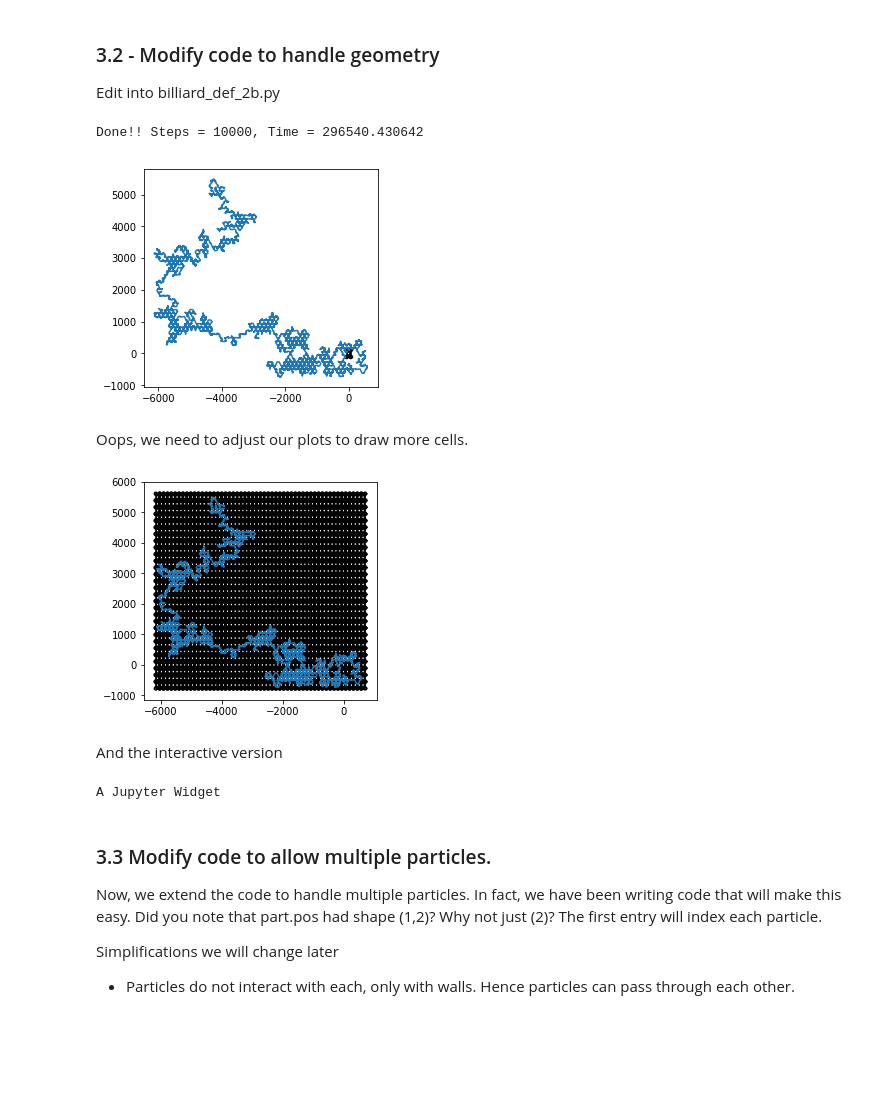
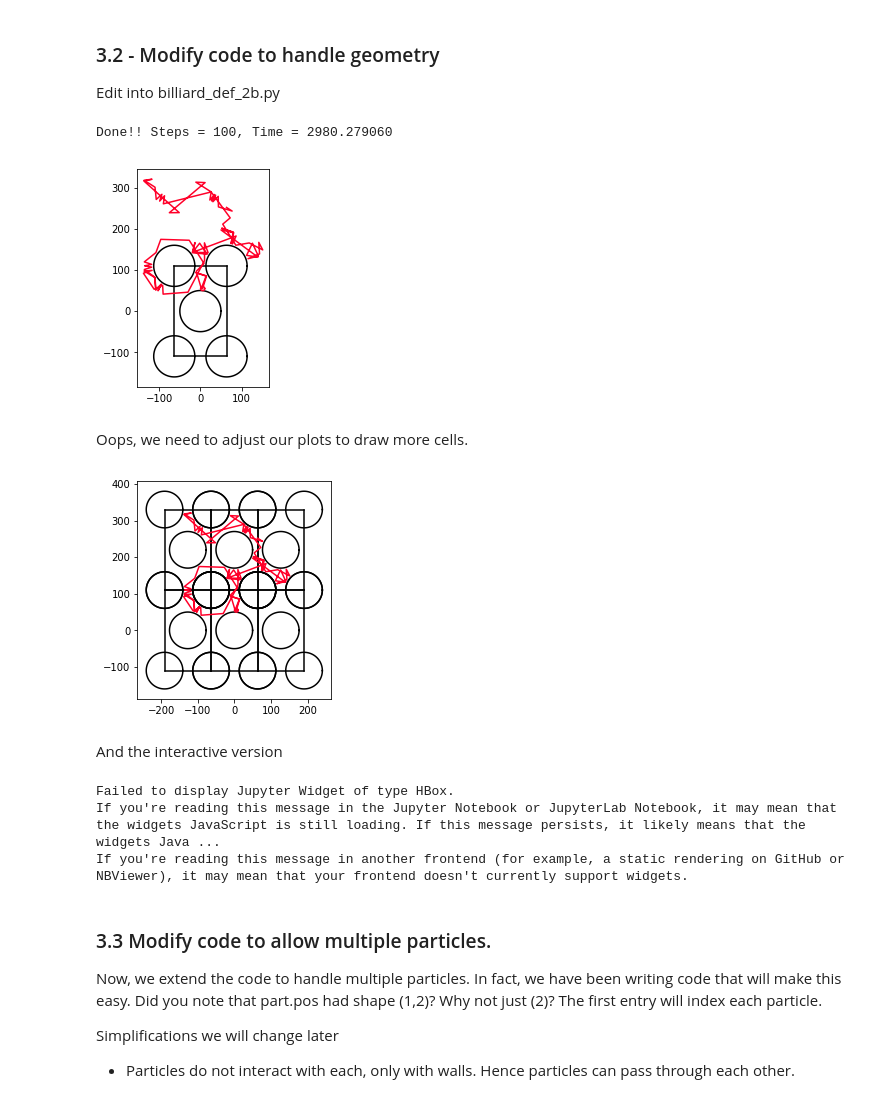
Before and after one commit to drscook/unb_billiards, a Jupyter notebook: code/session2/session2.ipynb, the cells around one changed output. Cells and saved outputs as stored; diff of their text form; code cells hidden in the pictures; blank space fills up the shorter version.

```diff
--- a/code/session2/session2.ipynb
+++ b/code/session2/session2.ipynb
@@ -73,6 +108,12 @@ wall = [FlatWall(dim=dim, base_point=[-x0, 0], normal=[1, 0], tangents=[[0, y0]]
         ,FlatWall(dim=dim, base_point=[0, y0], normal=[0, -1], tangents=[[x0, 0]], gap_pad=R_particle)
         ,SphereWall(dim=dim, base_point=[0,0], radius=R_scatter, gap_pad=R_particle)
        ]
+for w in wall:
+    print(w.base_point)
+
+for i in range(len(wall)):
+    print(wall[i].base_point)
+
 for (i, w) in enumerate(wall):
     w.idx = i
 
@@ -180,36 +234,36 @@ gap_crit = (2/np.sqrt(3) - 1) * R
 gap = 1.0 * gap_crit
 
 x0 = R + gap
 y0 = np.sqrt(3) * x0
 
 wall = [FlatWall(dim=dim, base_point=[-x0, 0], normal=[1, 0], tangents=[[0, y0]], wp_collision_law='wp_wrap', wrap_dim=0, wrap_wall=1)
         ,FlatWall(dim=dim, base_point=[x0, 0], normal=[-1, 0], tangents=[[0, -y0]], wp_collision_law='wp_wrap', wrap_dim=0, wrap_wall=0)
         ,FlatWall(dim=dim, base_point=[0, -y0], normal=[0, 1], tangents=[[-x0, 0]], wp_collision_law='wp_wrap', wrap_dim=1, wrap_wall=3)
         ,FlatWall(dim=dim, base_point=[0, y0], normal=[0, -1], tangents=[[x0, 0]], wp_collision_law='wp_wrap', wrap_dim=1, wrap_wall=2)
         ,SphereWall(dim=dim, base_point=[0,0], radius=R_scatter, gap_pad=R_particle)
         ,SphereWall(dim=dim, base_point=[-x0, -y0], radius=R_scatter, gap_pad=R_particle)
         ,SphereWall(dim=dim, base_point=[x0, -y0], radius=R_scatter, gap_pad=R_particle)
         ,SphereWall(dim=dim, base_point=[-x0, y0], radius=R_scatter, gap_pad=R_particle)
         ,SphereWall(dim=dim, base_point=[x0, y0], radius=R_scatter, gap_pad=R_particle)
        ]
 for (i, w) in enumerate(wall):
     w.idx = i
 
-part = Particles(max_steps=10000, cell_size=[x0, y0], dim=dim, num=1, mass=[3], radius=[R_particle])
+part = Particles(max_steps=100, cell_size=[x0, y0], dim=dim, num=1, mass=[3], radius=[R_particle])
 part.cell_size = [x0, y0]
 part.pos = np.array([[0,0.99*part.cell_size[1]]])
 part.vel = np.array([[0.1,-1.0]])
 part.KE_init = part.get_KE().sum()
 
 for step in range(part.max_steps):
     next_state(wall, part)
 
 next_state(wall, part)
 clean_up(part)
 draw_state()
 # %% [output]
-Done!! Steps = 10000, Time = 296540.430642
+Done!! Steps = 100, Time = 2980.279060
-[figure, old version]
+[figure, new version]
 # %% [markdown]
 Oops, we need to adjust our plots to draw more cells.
 # %%
@@ -228,14 +282,14 @@ def draw_state(steps=-1):
     fig, ax = plt.subplots()
     draw_background(cell)
     for p in range(part.num):
-        ax.plot(pos[:,p,0], pos[:,p,1])
-        ax.plot(*(part.mesh[p]+pos[p,-1]).T, 'black')
+        ax.plot(pos[:,p,0], pos[:,p,1], color=part.clr[p])
+        ax.plot(*(part.mesh[p]+pos[p,-1]).T, color=part.clr[p])
     ax.set_aspect('equal')
     plt.show()
 
 draw_state()
 # %% [output]
-[figure, old version]
+[figure, new version]
 # %% [markdown]
 And the interactive version
 # %%
@@ -250,11 +304,6 @@ def interactive_plot(num_frames=-1):
     dpos = np.diff(pos, axis=0)  # position change
     cell = part.cell_offset_hist[:num_frames+1]
 
-    # Color particles (helpful for the future when we have many particles)
-    cm = plt.cm.gist_rainbow
-    idx = np.linspace(0, cm.N-1 , part.num).round().astype(int)
-    clr = [cm(i) for i in idx]
-
     def update(i):
         s = max(i,1)
         fig, ax = plt.subplots(figsize=[8,8]);
@@ -262,15 +311,16 @@ def interactive_plot(num_frames=-1):
         plt.title('s={} t={:.2f}'.format(s,part.t_hist[s]))
         draw_background(cell[:s+1])
         for p in range(part.num):
-            ax.plot(pos[:s+1,p,0], pos[:s+1,p,1], color=clr[p])
-            ax.plot(*(part.mesh[p] + pos[s,p]).T, color=clr[p])
+            ax.plot(pos[:s+1,p,0], pos[:s+1,p,1], color=part.clr[p])
+            ax.plot(*(part.mesh[p] + pos[s,p]).T, color=part.clr[p])
         plt.show()
 
     l = widgets.Layout(width='150px')
     step_text = widgets.BoundedIntText(min=1, max=num_frames, value=1, layout=l)
     step_slider = widgets.IntSlider(min=1, max=num_frames, value=1, readout=False, continuous_update=False, layout=l)
+    widgets.jslink((step_text, 'value'), (step_slider, 'value'))
 
-    play_button = widgets.Play(min=1, max=num_frames, interval=250, layout=l)
+    play_button = widgets.Play(min=1, max=num_frames, interval=500, layout=l)
     widgets.jslink((step_text, 'value'), (play_button, 'value'))
 
     img = widgets.interactive_output(update, {'i':step_text})
@@ -278,7 +328,9 @@ def interactive_plot(num_frames=-1):
 
 interactive_plot()
 # %% [output]
-A Jupyter Widget
+Failed to display Jupyter Widget of type HBox.
+If you're reading this message in the Jupyter Notebook or JupyterLab Notebook, it may mean that the widgets JavaScript is still loading. If this message persists, it likely means that the widgets Java ...
+If you're reading this message in another frontend (for example, a static rendering on GitHub or NBViewer), it may mean that your frontend doesn't currently support widgets.
 # %% [markdown]
 ### 3.3 Modify code to allow multiple particles.
 
```
Also changed, not shown: parts of 11 cells of this notebook, 3 other files.
